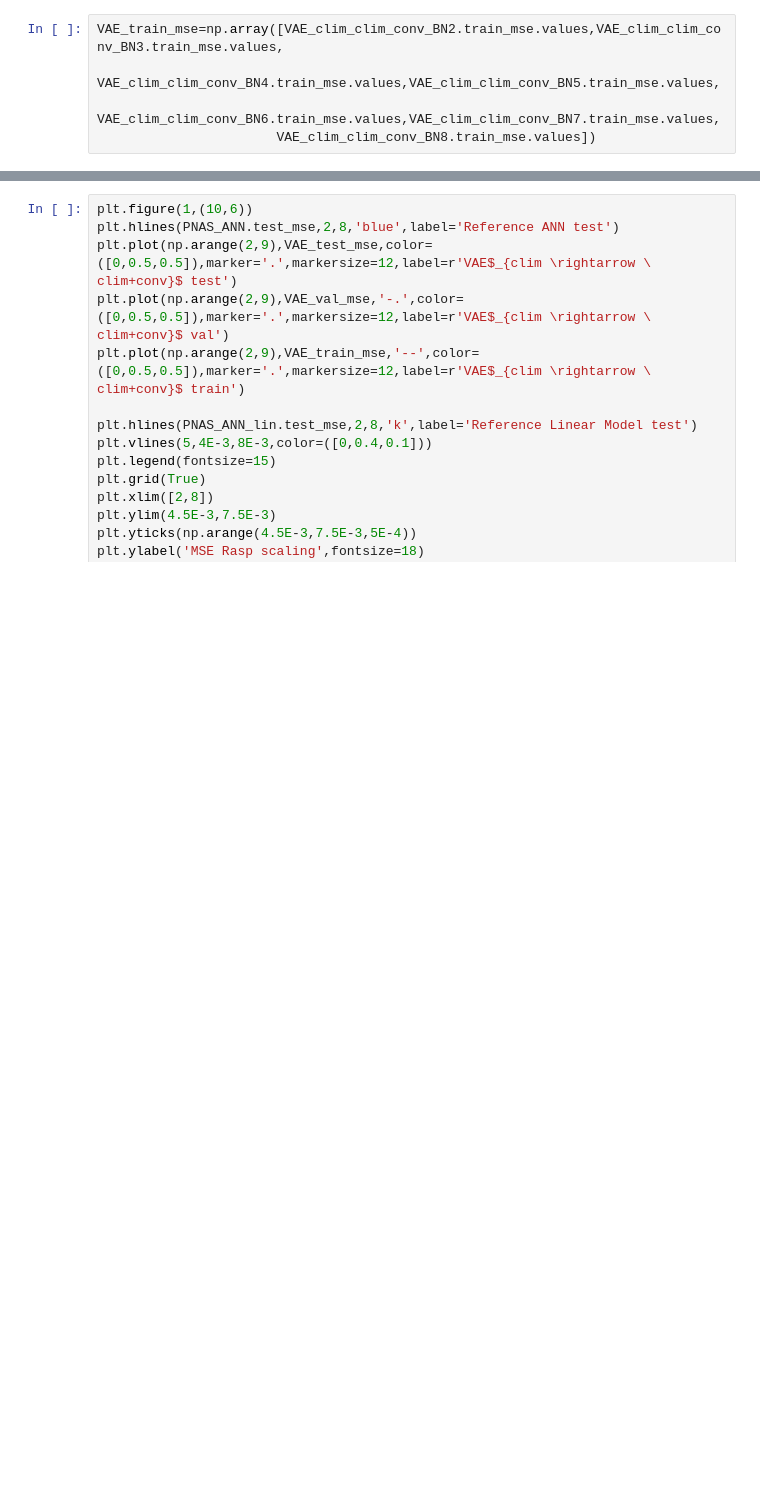
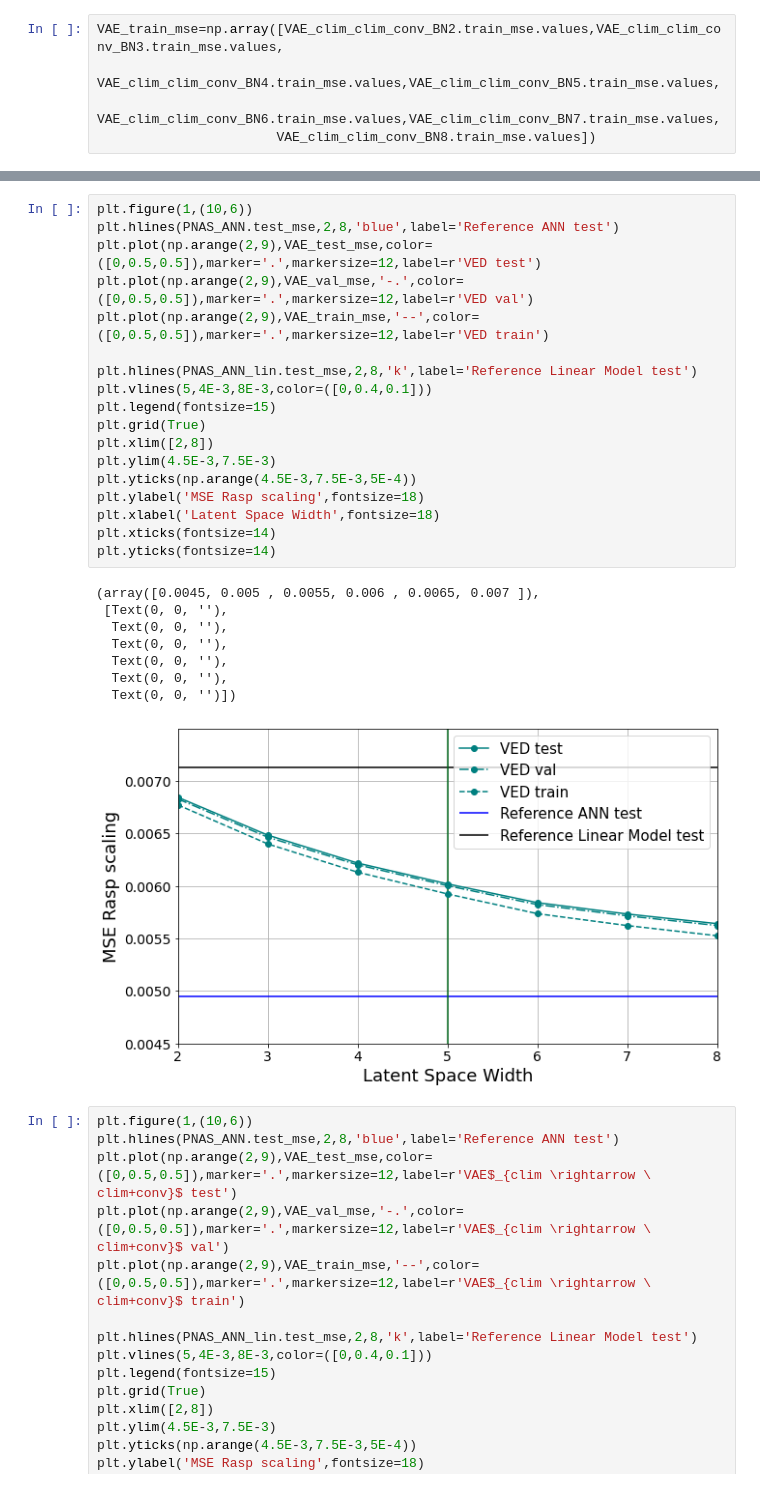
Before and after one commit to EyringMLClimateGroup/behrens22james_SPCAM_VED, a Jupyter notebook: VAE_clim_clim_conv_Network_performance_LS_width_Rasp_scaling.ipynb, the cells around one changed output, grey strips where cells are left out. Drawn from its saved outputs; the diff is of its cells as text; blank space fills up the shorter version.

Commit message:
Updated MSE-Latent_Space_width_diagram using Rasp scaling

```diff
--- a/VAE_clim_clim_conv_Network_performance_LS_width_Rasp_scaling.ipynb
+++ b/VAE_clim_clim_conv_Network_performance_LS_width_Rasp_scaling.ipynb
@@ -155,3 +155,30 @@ plt.yticks(fontsize=14)
+# %%
+plt.figure(1,(10,6))
+plt.hlines(PNAS_ANN.test_mse,2,8,'blue',label='Reference ANN test')
+plt.plot(np.arange(2,9),VAE_test_mse,color=([0,0.5,0.5]),marker='.',markersize=12,label=r'VED test')
+plt.plot(np.arange(2,9),VAE_val_mse,'-.',color=([0,0.5,0.5]),marker='.',markersize=12,label=r'VED val')
+plt.plot(np.arange(2,9),VAE_train_mse,'--',color=([0,0.5,0.5]),marker='.',markersize=12,label=r'VED train')
+
+plt.hlines(PNAS_ANN_lin.test_mse,2,8,'k',label='Reference Linear Model test')
+plt.vlines(5,4E-3,8E-3,color=([0,0.4,0.1]))
+plt.legend(fontsize=15)
+plt.grid(True)
+plt.xlim([2,8])
+plt.ylim(4.5E-3,7.5E-3)
+plt.yticks(np.arange(4.5E-3,7.5E-3,5E-4))
+plt.ylabel('MSE Rasp scaling',fontsize=18)
+plt.xlabel('Latent Space Width',fontsize=18)
+plt.xticks(fontsize=14)
+plt.yticks(fontsize=14)
+# %% [output]
+(array([0.0045, 0.005 , 0.0055, 0.006 , 0.0065, 0.007 ]),
+ [Text(0, 0, ''),
+  Text(0, 0, ''),
+  Text(0, 0, ''),
+  Text(0, 0, ''),
+  Text(0, 0, ''),
+  Text(0, 0, '')])
+[figure, added]
 # %%
 plt.figure(1,(10,6))
 plt.hlines(PNAS_ANN.test_mse,2,8,'blue',label='Reference ANN test')
```
Also changed, not shown: parts of 3 cells of this notebook.
